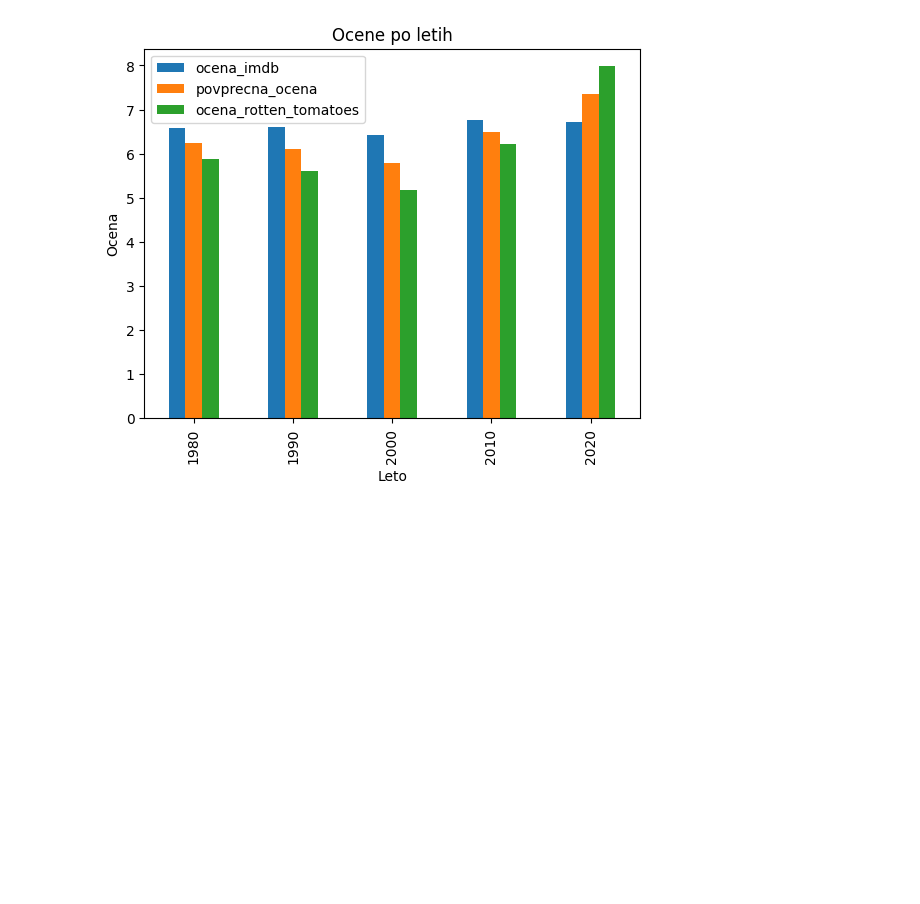
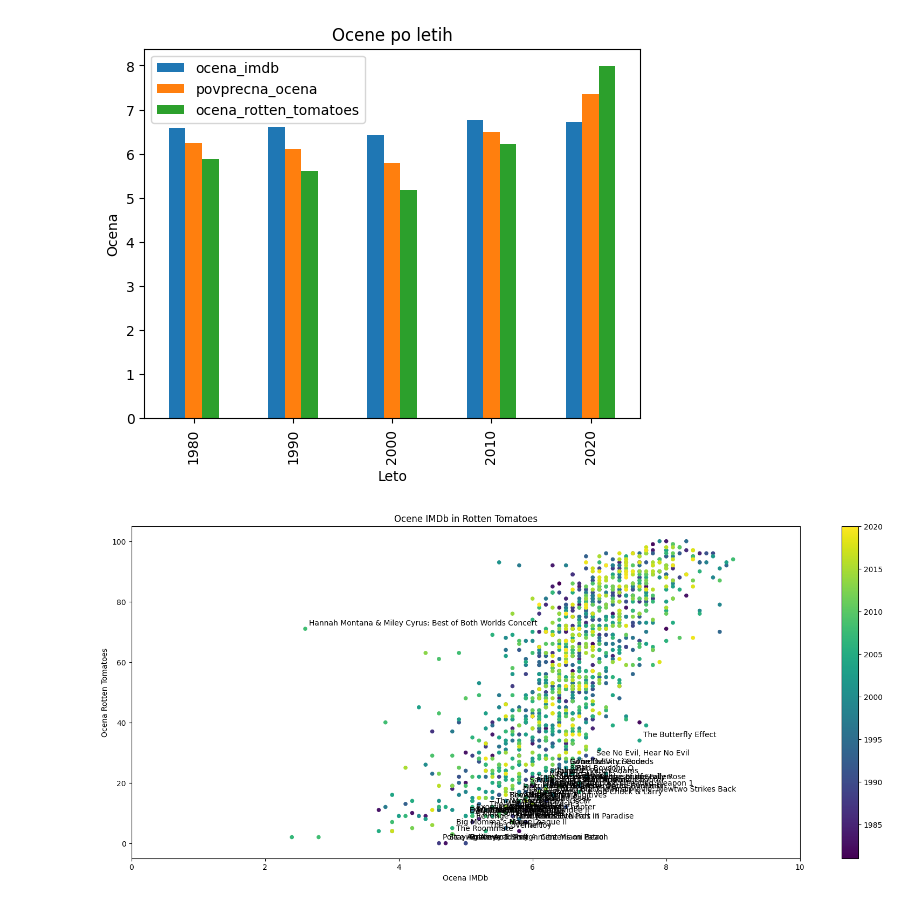
Before and after one commit to sebastjankusar/projekt_uvp, a Jupyter notebook: analiza.ipynb, the cells around one changed output. Cells and saved outputs as stored; diff of their text form; code cells hidden in the pictures; blank space fills up the shorter version.

Commit message:
nov graf

```diff
--- a/analiza.ipynb
+++ b/analiza.ipynb
@@ -166,3 +168,22 @@ ocene_po_desetletjih["ocena_rotten_tomatoes"] = ocene_po_desetletjih["ocena_rott
 ocene_po_desetletjih.plot.bar(xlabel="Leto", ylabel="Ocena", title="Ocene po letih");
 # %% [output]
 [figure]
+# %%
+graf = filmi.dropna()[["ocena_imdb", "ocena_rotten_tomatoes"]].plot.scatter(x="ocena_imdb", y="ocena_rotten_tomatoes",
+                                                                     c=filmi.dropna()["leto"], cmap="viridis",
+                                                                     figsize=(20, 8),
+                                                                     title="Ocene IMDb in Rotten Tomatoes",
+                                                                     xlabel="Ocena IMDb", ylabel="Ocena Rotten Tomatoes",
+                                                                     );
+
+graf.set_xlim(0, 10)
+
+for i, vrstica in filmi.dropna().iterrows():
+    if analiza_funkcije.je_poseben(vrstica):
+        graf.annotate(
+            str(vrstica.get("naslov", "")),
+            (vrstica["ocena_imdb"], vrstica["ocena_rotten_tomatoes"]),
+            textcoords="offset points", xytext=(5,5), ha='left'
+        )
+# %% [output]
+[figure, added]
```
Also changed, not shown: parts of 1 cell of this notebook, 1 other file.
